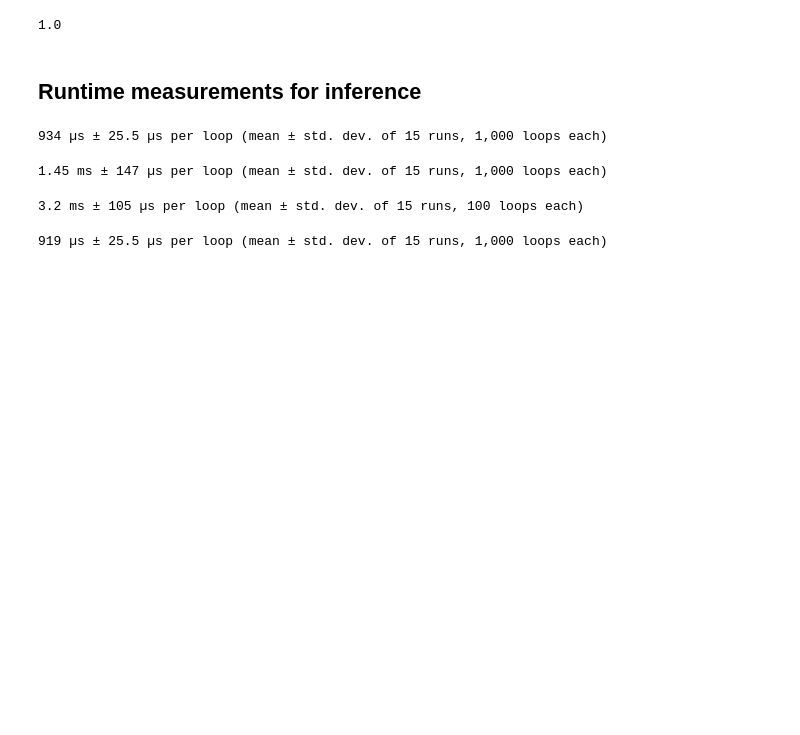
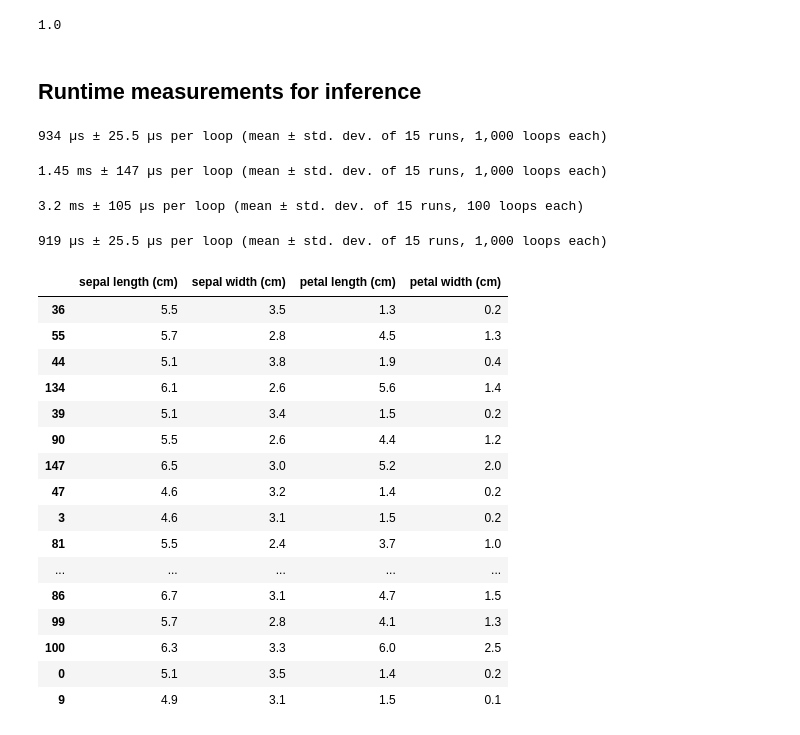
Before and after one commit to marwyn-the-developer/ml-construction, a Jupyter notebook: model_training.ipynb, the cells around one changed output. Drawn from its saved outputs; the diff is of its cells as text; code cells hidden in the pictures; blank space fills up the shorter version.

```diff
--- a/model_training.ipynb
+++ b/model_training.ipynb
@@ -171,3 +171,23 @@ accuracy_score(y_pred=y_pred, y_true=y_test)
 %timeit -r 15 mlp_pipe.predict(X_test)
 # %% [output]
 919 µs ± 25.5 µs per loop (mean ± std. dev. of 15 runs, 1,000 loops each)
+# %%
+X_test
+# %% [output]
+|  | sepal length (cm) | sepal width (cm) | petal length (cm) | petal width (cm) |
+| 36 | 5.5 | 3.5 | 1.3 | 0.2 |
+| 55 | 5.7 | 2.8 | 4.5 | 1.3 |
+| 44 | 5.1 | 3.8 | 1.9 | 0.4 |
+| 134 | 6.1 | 2.6 | 5.6 | 1.4 |
+| 39 | 5.1 | 3.4 | 1.5 | 0.2 |
+| 90 | 5.5 | 2.6 | 4.4 | 1.2 |
+| 147 | 6.5 | 3.0 | 5.2 | 2.0 |
+| 47 | 4.6 | 3.2 | 1.4 | 0.2 |
+| 3 | 4.6 | 3.1 | 1.5 | 0.2 |
+| 81 | 5.5 | 2.4 | 3.7 | 1.0 |
+| ... | ... | ... | ... | ... |
+| 86 | 6.7 | 3.1 | 4.7 | 1.5 |
+| 99 | 5.7 | 2.8 | 4.1 | 1.3 |
+| 100 | 6.3 | 3.3 | 6.0 | 2.5 |
+| 0 | 5.1 | 3.5 | 1.4 | 0.2 |
+| 9 | 4.9 | 3.1 | 1.5 | 0.1 |
```
Also changed, not shown: parts of 1 cell of this notebook, 4 other files.
